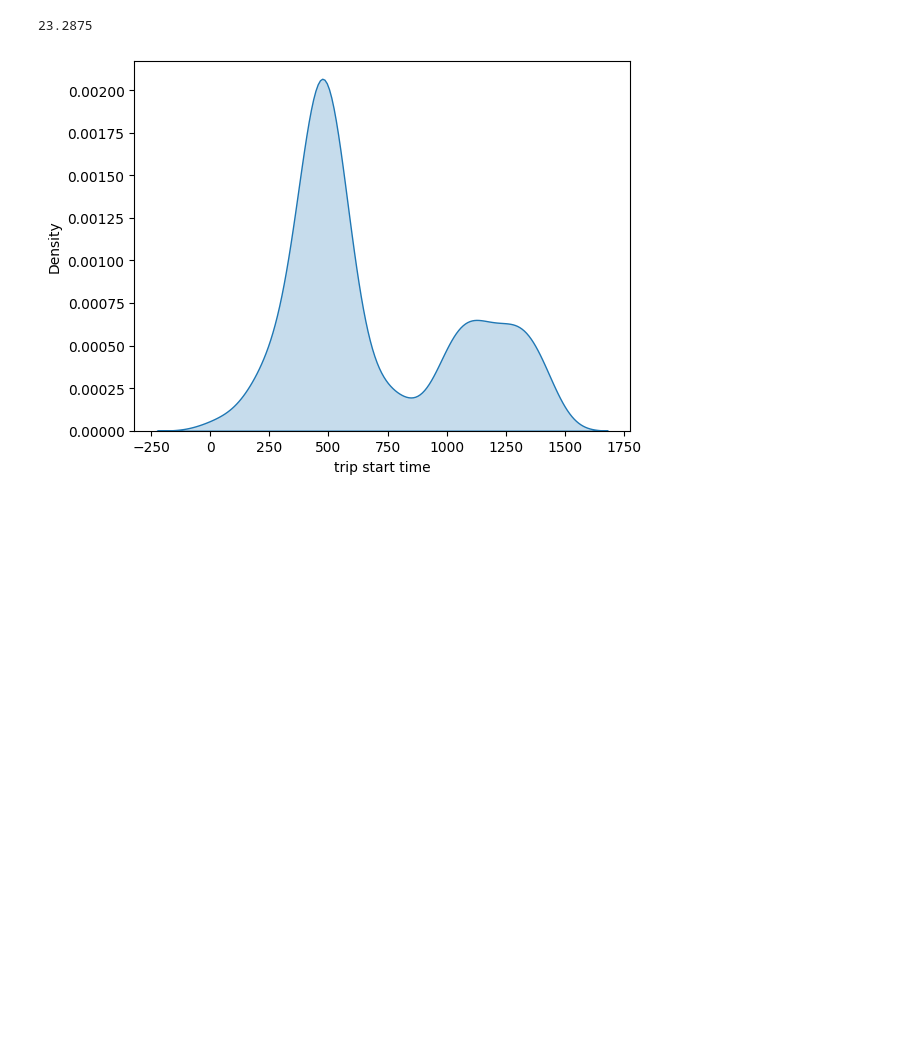
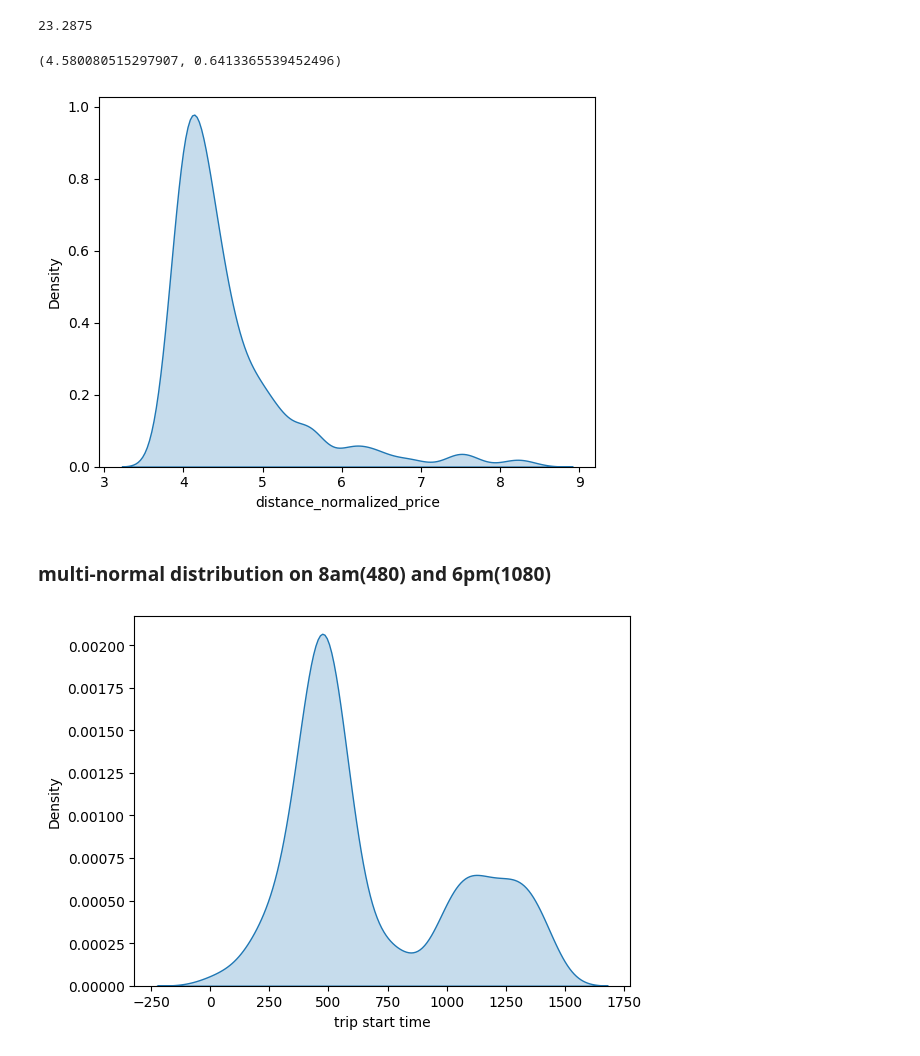
Before and after one commit to Duane321/reinforcement_learning_for_rideshare_pricing, a Jupyter notebook: notebooks/log_visualization.ipynb, the cells around one changed output. Cells and saved outputs as stored; diff of their text form; code cells hidden in the pictures; blank space fills up the shorter version.

```diff
--- a/notebooks/log_visualization.ipynb
+++ b/notebooks/log_visualization.ipynb
@@ -95,3 +98,14 @@ weekly_sim_log_df.groupby('driver_idx')['rider_id'].count().mean()
+# %%
+weekly_sim_log_df['distance_normalized_price'].mean(), weekly_sim_log_df['rider_acceptance_prob'].mean()
+# %% [output]
+(4.580080515297907, 0.6413365539452496)
+# %%
+sns.kdeplot(data=weekly_sim_log_df['distance_normalized_price'], fill=True)
+plt.show()
+# %% [output]
+[figure, added]
+# %% [markdown]
+### multi-normal distribution on 8am(480) and 6pm(1080)
 # %%
 sns.kdeplot(data=weekly_sim_log_df['trip_start_timestamp'], fill=True)
 plt.xlabel('trip start time')
```
Also changed, not shown: parts of 2 cells of this notebook, 33 other files.
